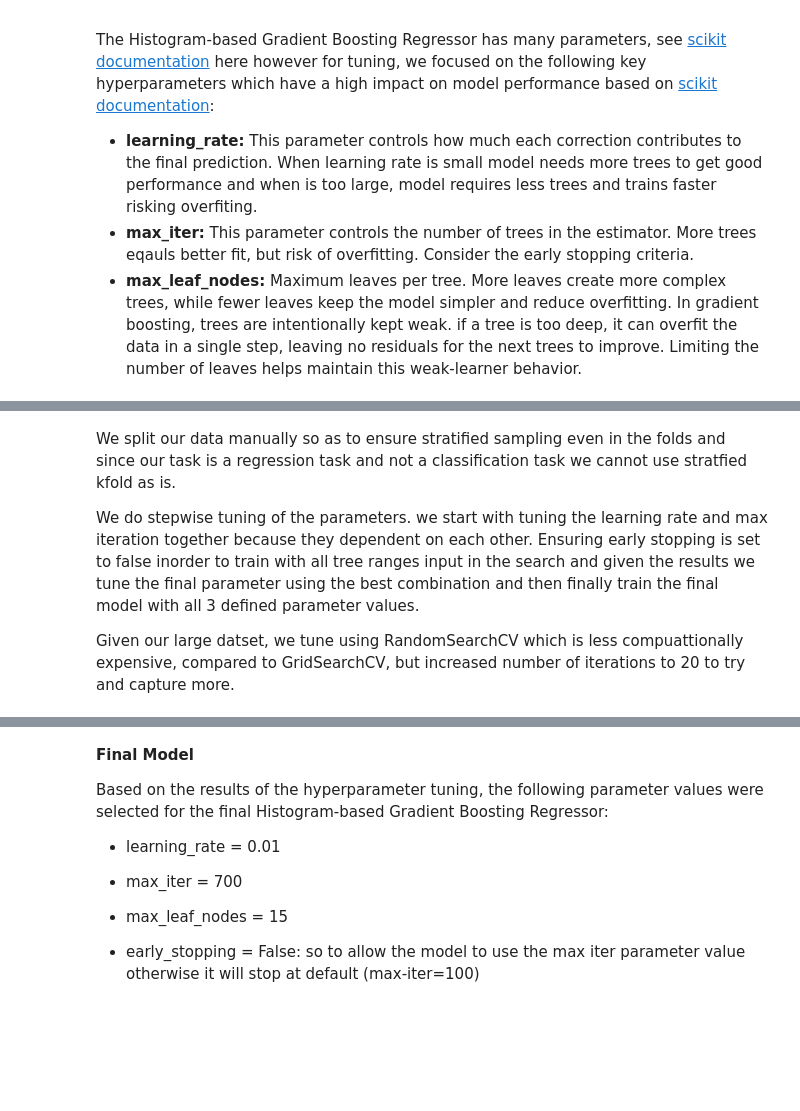
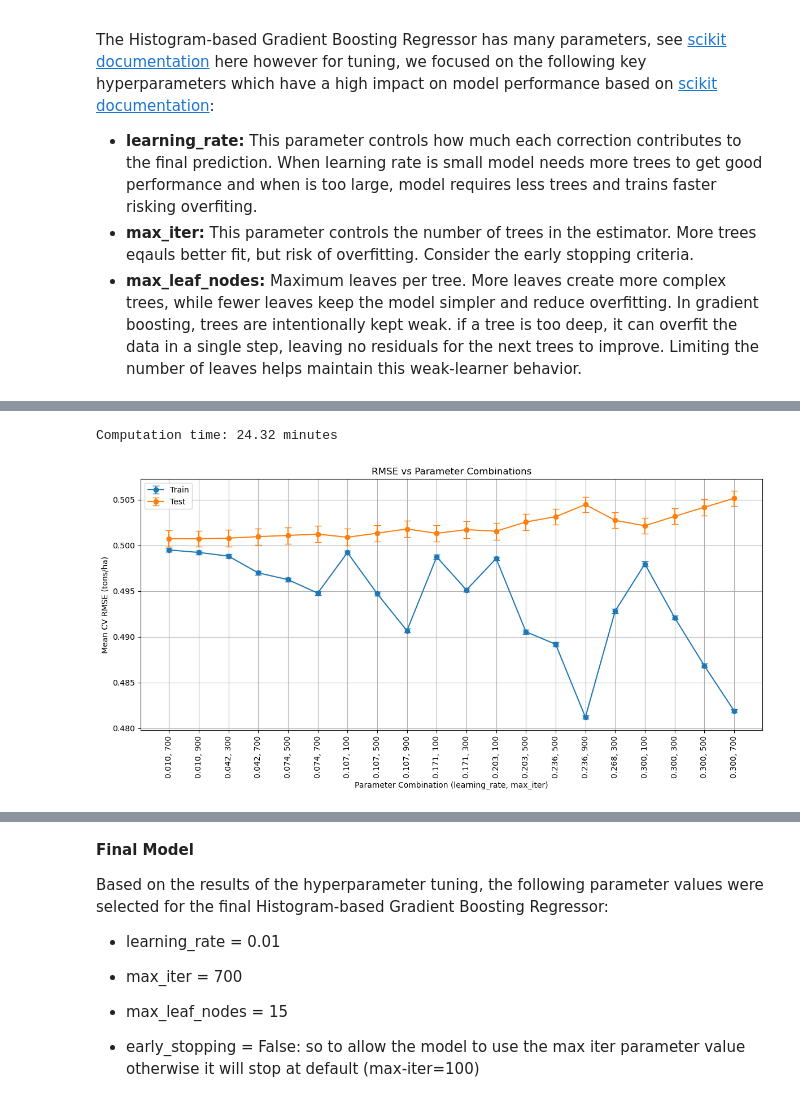
Before and after one commit to Angelicarjs/crop_yield_ML_project, a Jupyter notebook: ML_Milestone1Revision.ipynb, the cells around one changed output, grey strips where cells are left out. Cells and saved outputs as stored; diff of their text form; code cells hidden in the pictures; blank space fills up the shorter version.

```diff
--- a/ML_Milestone1Revision.ipynb
+++ b/ML_Milestone1Revision.ipynb
@@ -678,4 +703,6 @@ The Histogram-based Gradient Boosting Regressor has many parameters, see [scikit
 # %%
+# HGB Regressor Hyperparameter Tuning
+
 # StratifiedKFold cross-validation
 cv_skf = StratifiedKFold(n_splits=5, shuffle=True, random_state=42)
 
@@ -689,9 +716,65 @@ for fold, (train_idx, val_idx) in enumerate(fold_indices):
 
 # Create a PredefinedSplit object
 cv = PredefinedSplit(test_fold=fold_numbers)
+
+
+# learning rate tuning and max_iter with other parameters as default
+# define HGB regressor with early_stopping=False
+hgb_reg = HistGradientBoostingRegressor(random_state=42, early_stopping=False)
+
+# learning rate tuning with other parameters as default
+params_lr = {
+    'learning_rate': np.linspace(0.01, 0.3, 10),
+    'max_iter': np.arange(100, 1001, 200)
+}
+
+search_lr = RandomizedSearchCV(
+    estimator=hgb_reg,
+    param_distributions=params_lr,
+    n_iter=20,
+    cv=cv,
+    scoring='neg_root_mean_squared_error',
+    n_jobs=-1,
+    return_train_score=True,
+    random_state=42
+)
+
+start = time.perf_counter()
+search_lr.fit(X_train, Y_train)
+end = time.perf_counter()
+
+elapsed = end - start # check elapsed computation time
+print(f"Computation time: {elapsed/60:.2f} minutes")
+# %% [output]
+Computation time: 24.32 minutes
-# %% [markdown]
-We split our data manually so as to ensure stratified sampling even in the folds and since our task is a regression task and not a classification task we cannot use stratfied kfold as is.
-
-We do stepwise tuning of the parameters. we start with tuning the learning rate and max iteration together because they dependent on each other. Ensuring early stopping is set to false inorder to train with all tree ranges input in the search and given the results we tune the final parameter using the best combination and then finally train the final model with all 3 defined parameter values.
-
-Given our large datset, we tune using RandomSearchCV which is less compuattionally expensive, compared to GridSearchCV, but increased number of iterations to 20 to try and capture more.
+# %%
+# CV results as dataframe
+results_df = pd.DataFrame(search_lr.cv_results_)
+results_df['combined'] = results_df.apply(
+    lambda row: f"{row['param_learning_rate']:.3f}, {int(row['param_max_iter'])}", # combine learning rate and max_iter
+    axis=1
+)
+
+# sort by the parameters
+results_df = results_df.sort_values(by=["param_learning_rate", "param_max_iter"])
+
+# convert scores to positive RMSE
+results_df['mean_train_rmse'] = -results_df['mean_train_score']
+results_df['mean_test_rmse'] = -results_df['mean_test_score']
+
+plt.figure(figsize=(12, 6))
+plt.errorbar(results_df['combined'], results_df['mean_train_rmse'],
+             yerr=results_df['std_train_rmse'], fmt='o-', capsize=4, label='Train')
+plt.errorbar(results_df['combined'], results_df['mean_test_rmse'],
+             yerr=results_df['std_test_rmse'], fmt='o-', capsize=4, label='Test')
+
+plt.xticks(rotation=90)
+plt.ylabel("Mean CV RMSE (tons/ha)")
+plt.xlabel("Parameter Combination (learning_rate, max_iter)")
+plt.title("RMSE vs Parameter Combinations")
+plt.grid(True)
+plt.legend()
+plt.tight_layout()
+plt.show()
+# %% [output]
+[figure, added]
```
Also changed, not shown: parts of 24 cells of this notebook.
